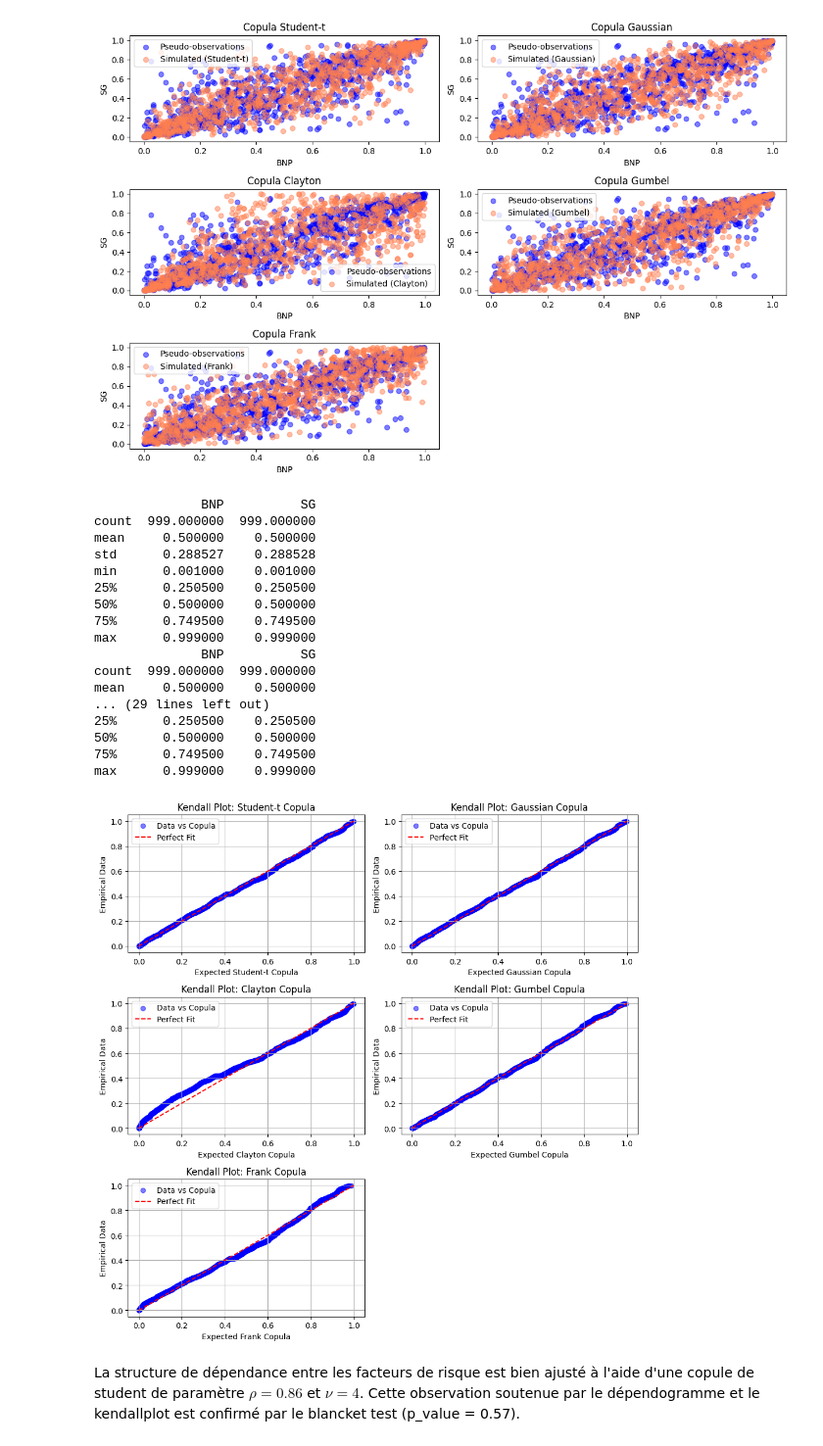
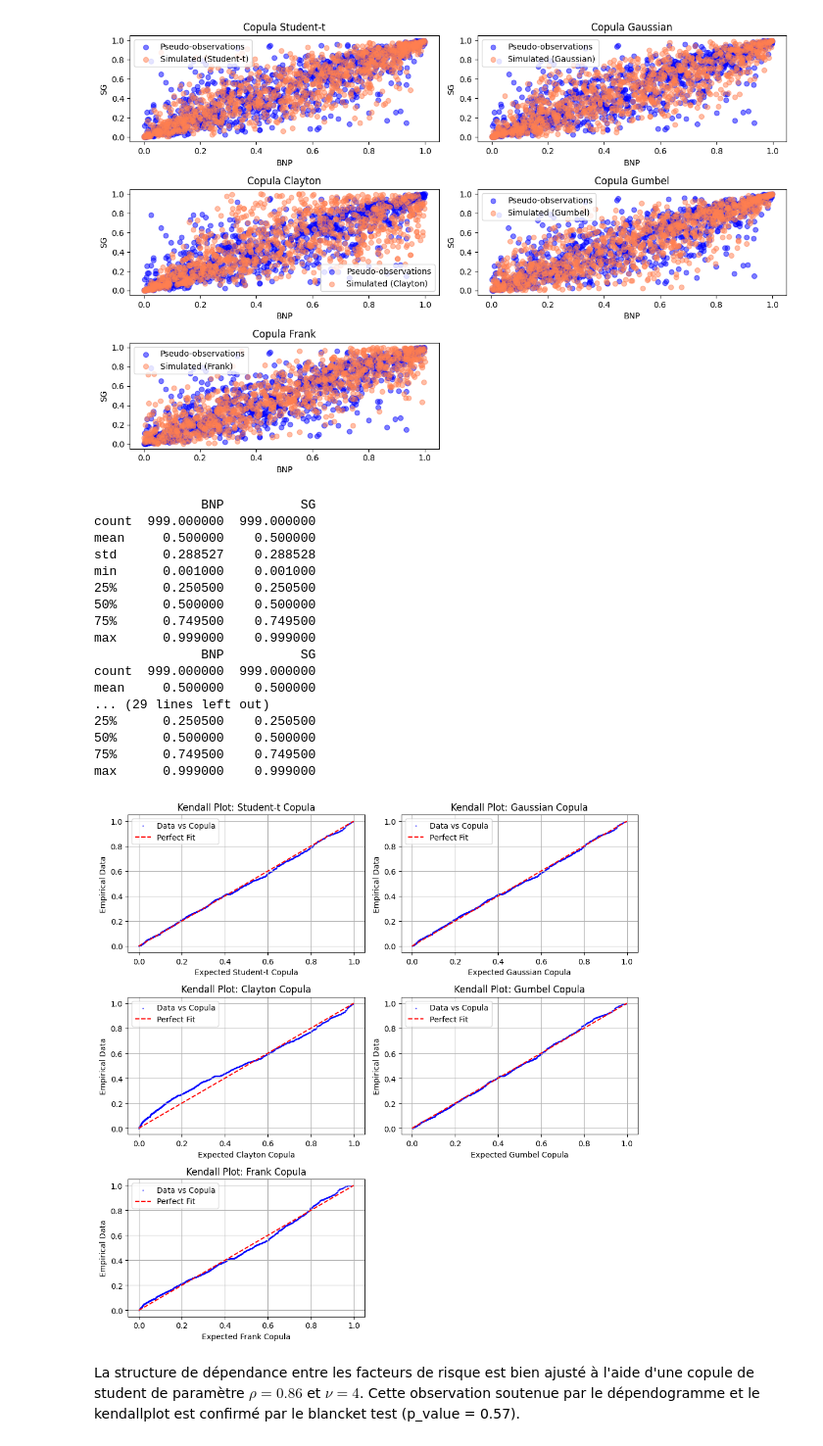
Before and after one commit to usenameFD/Asset-management, a Jupyter notebook: Copulus/deba.ipynb, the cells around one changed output. Shown at 98% size. Cells and saved outputs as stored; diff of their text form; code cells hidden in the pictures.

```diff
--- a/Copulus/deba.ipynb
+++ b/Copulus/deba.ipynb
@@ -607,7 +607,7 @@ V = (counts - 1) / (n - 1)
 V_sorted = np.sort(V)
 
 # Simulation parameters
-num_simulations = 1000
+num_simulations = 100
 
 # Generate Kendall plots
 plt.figure(figsize=(10, 10))
@@ -628,35 +628,35 @@ for i, (name, copula) in enumerate(copulas.items()):
     expected_V = simulated_V.mean(axis=0)
 
     plt.subplot(num_rows, num_cols, i + 1)
-    plt.scatter(expected_V, V_sorted, alpha=0.5, color='blue', label='Data vs Copula')
+    plt.scatter(expected_V, V_sorted, alpha=0.5, color='blue', label='Data vs Copula', s=1)
     plt.plot([0, 1], [0, 1], '--r', label='Perfect Fit')
     plt.xlabel(f'Expected {name} Copula')
     plt.ylabel('Empirical Data')
     plt.title(f'Kendall Plot: {name} Copula')
     plt.legend()
     plt.grid(True)
 
 plt.tight_layout()
 plt.show()
 # %% [output]
               BNP          SG
 count  999.000000  999.000000
 mean     0.500000    0.500000
 std      0.288527    0.288528
 min      0.001000    0.001000
 25%      0.250500    0.250500
 50%      0.500000    0.500000
 75%      0.749500    0.749500
 max      0.999000    0.999000
               BNP          SG
 count  999.000000  999.000000
 mean     0.500000    0.500000
 ... (29 lines left out)
 25%      0.250500    0.250500
 50%      0.500000    0.500000
 75%      0.749500    0.749500
 max      0.999000    0.999000
-[figure, old version]
+[figure, new version]
 # %% [markdown]
 La structure de dépendance entre les facteurs de risque est bien ajusté à l'aide d'une copule de student de paramètre $\rho = 0.86$ et $\nu = 4$. Cette observation soutenue par le dépendogramme et le kendallplot est confirmé par le blancket test (p_value = 0.57).
 # %% [markdown]
```
Also changed, not shown: 1 other file.
